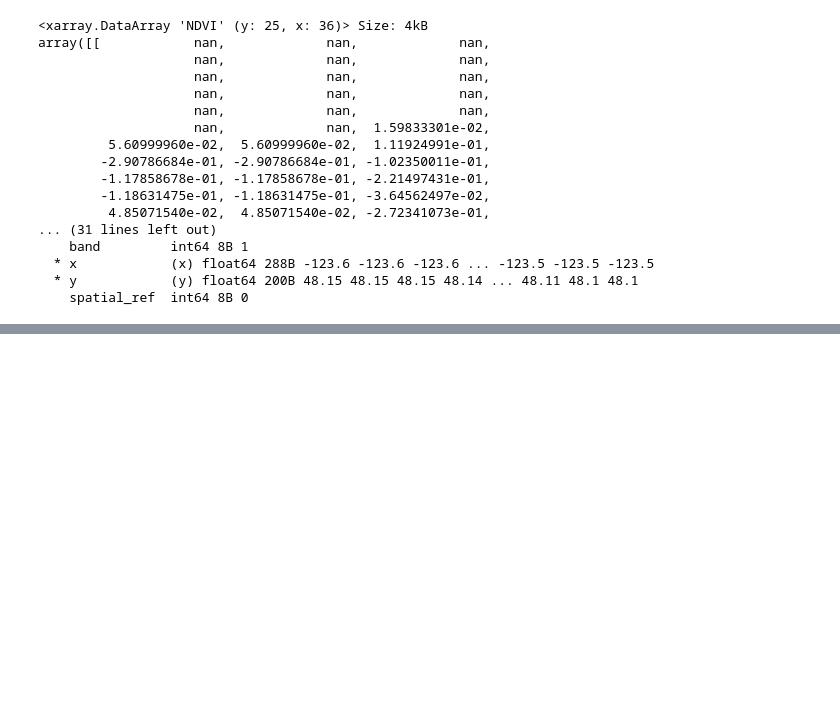
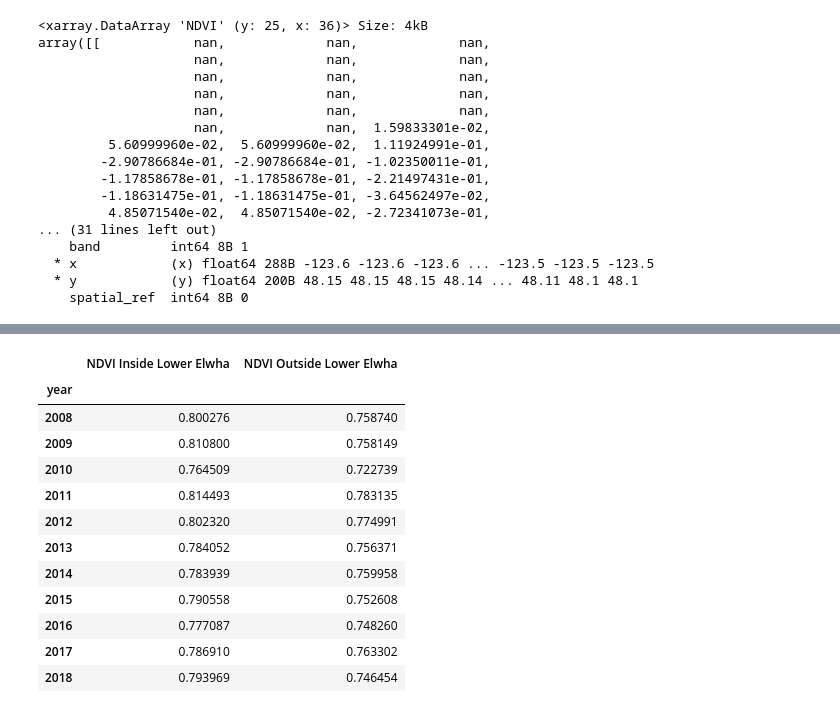
Before and after one commit to earthlab-education/04-vegetation-nym-veach, a Jupyter notebook: notebooks/elhwa-river-ndvi.ipynb, the cells around one changed output, grey strips where cells are left out. Cells and saved outputs as stored; diff of their text form; code cells hidden in the pictures; blank space fills up the shorter version.

```diff
--- a/notebooks/elhwa-river-ndvi.ipynb
+++ b/notebooks/elhwa-river-ndvi.ipynb
@@ -330,0 +329,12 @@ array([[            nan,             nan,             nan,
+# %%
+# Clip data to both inside the boundary
+elwha_ndvi_inside = elwha_ndvi_da.rio.clip(lower_elwha_gdf.geometry, from_disk=True)
+
+# Print the data from inside the boundary
+print(elwha_ndvi_inside)
+
+# Clip data to both inside the boundary
+elwha_ndvi_outside = elwha_ndvi_da.rio.clip(outside_elwha_gdf.geometry, from_disk=True)
+
+# Print the data from inside the boundary
+print(elwha_ndvi_outside)
@@ -330,0 +397,24 @@ array([[            nan,             nan,             nan,
+# %%
+# Join the inside and outside GRIC dataframe
+july_ndvi_elwha_df = (july_ndvi_elwha_inside_df[['NDVI']]
+                .join(july_ndvi_elwha_outside_df[['NDVI']],
+                      lsuffix=' Inside Lower Elwha', # Rename left column
+                      rsuffix=' Outside Lower Elwha') # Rename right column
+)
+
+# Call dataframe
+july_ndvi_elwha_df
+# %% [output]
+|  | NDVI Inside Lower Elwha | NDVI Outside Lower Elwha |
+| year |  |  |
+| 2008 | 0.800276 | 0.758740 |
+| 2009 | 0.810800 | 0.758149 |
+| 2010 | 0.764509 | 0.722739 |
+| 2011 | 0.814493 | 0.783135 |
+| 2012 | 0.802320 | 0.774991 |
+| 2013 | 0.784052 | 0.756371 |
+| 2014 | 0.783939 | 0.759958 |
+| 2015 | 0.790558 | 0.752608 |
+| 2016 | 0.777087 | 0.748260 |
+| 2017 | 0.786910 | 0.763302 |
+| 2018 | 0.793969 | 0.746454 |
```
Also changed, not shown: parts of 7 cells of this notebook.
